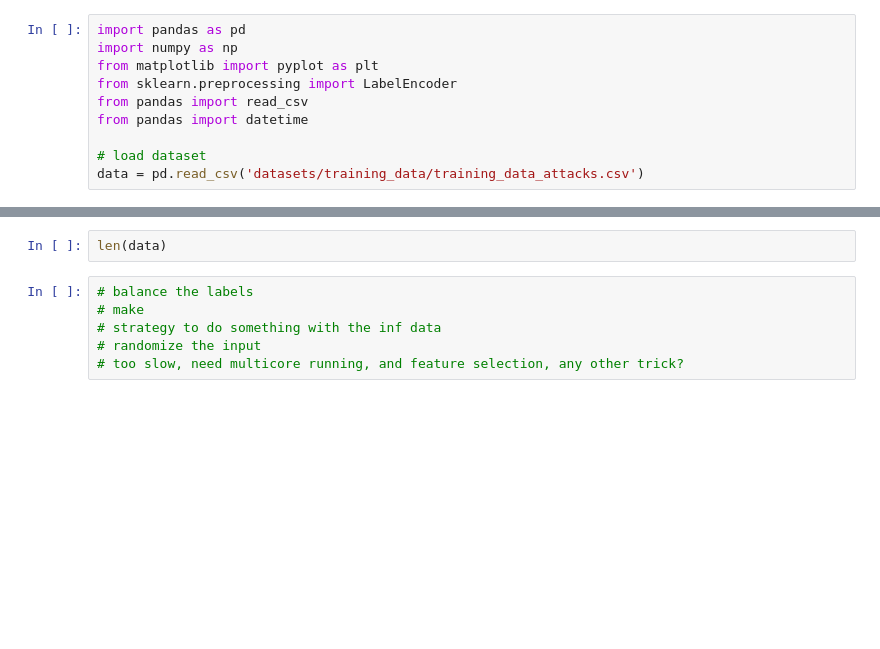
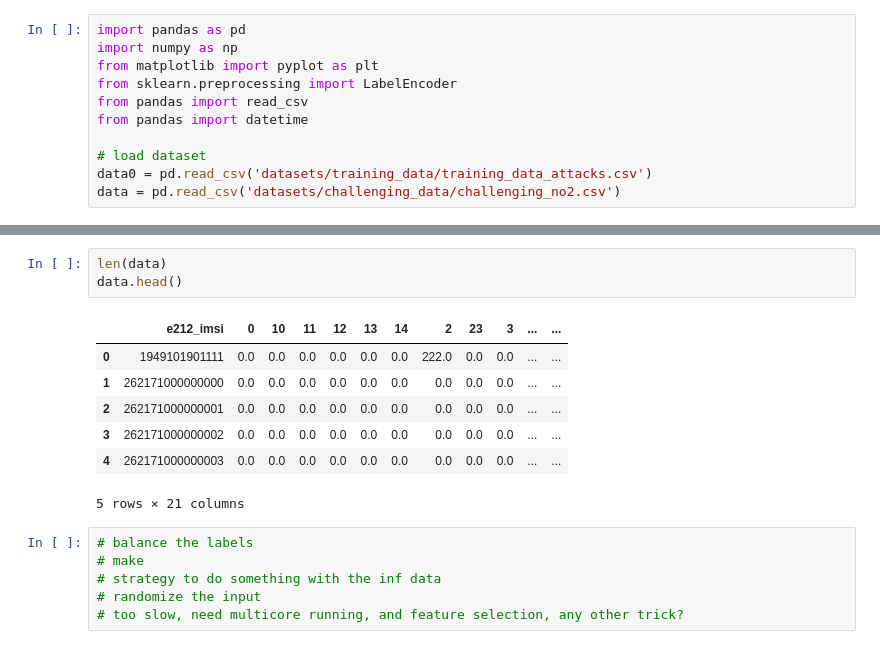
Before and after one commit to novinsh/signaling_heroes, a Jupyter notebook: baseline_dt.ipynb, the cells around one changed output, grey strips where cells are left out. Drawn from its saved outputs; the diff is of its cells as text; blank space fills up the shorter version.

```diff
--- a/baseline_dt.ipynb
+++ b/baseline_dt.ipynb
@@ -7,4 +7,5 @@ from pandas import read_csv
 from pandas import datetime
 
 # load dataset
-data = pd.read_csv('datasets/training_data/training_data_attacks.csv')
+data0 = pd.read_csv('datasets/training_data/training_data_attacks.csv')
+data = pd.read_csv('datasets/challenging_data/challenging_no2.csv')
@@ -11,5 +101,14 @@ data = pd.read_csv('datasets/training_data/training_data_attacks.csv')
 # %%
 len(data)
+data.head()
+# %% [output]
+|  | e212_imsi | 0 | 10 | 11 | 12 | 13 | 14 | 2 | 23 | 3 | ... | ... |
+| 0 | 1949101901111 | 0.0 | 0.0 | 0.0 | 0.0 | 0.0 | 0.0 | 222.0 | 0.0 | 0.0 | ... | ... |
+| 1 | 262171000000000 | 0.0 | 0.0 | 0.0 | 0.0 | 0.0 | 0.0 | 0.0 | 0.0 | 0.0 | ... | ... |
+| 2 | 262171000000001 | 0.0 | 0.0 | 0.0 | 0.0 | 0.0 | 0.0 | 0.0 | 0.0 | 0.0 | ... | ... |
+| 3 | 262171000000002 | 0.0 | 0.0 | 0.0 | 0.0 | 0.0 | 0.0 | 0.0 | 0.0 | 0.0 | ... | ... |
+| 4 | 262171000000003 | 0.0 | 0.0 | 0.0 | 0.0 | 0.0 | 0.0 | 0.0 | 0.0 | 0.0 | ... | ... |
+5 rows × 21 columns
 # %%
 # balance the labels
 # make
```
Also changed, not shown: parts of 20 cells of this notebook.
